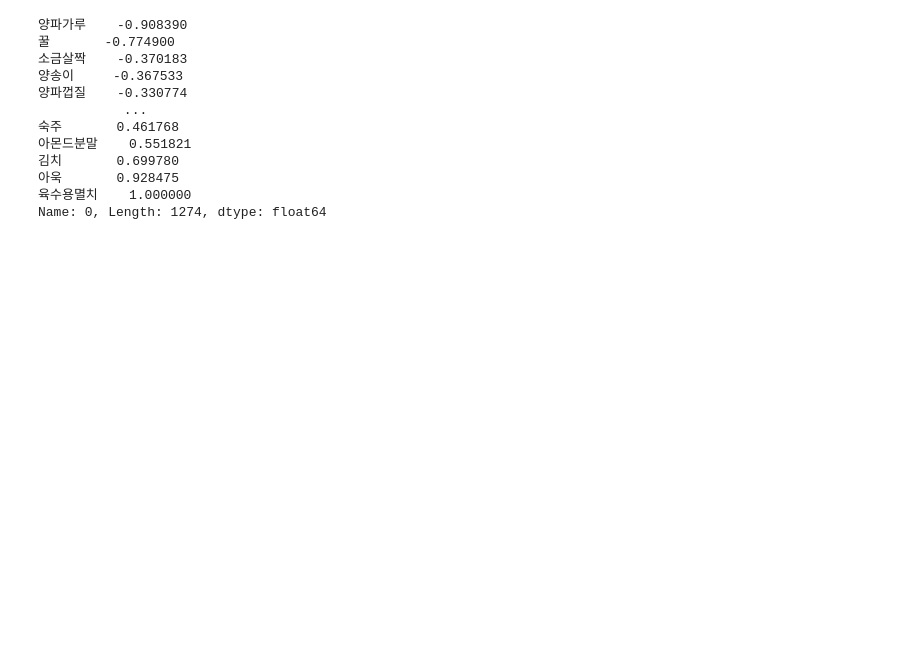
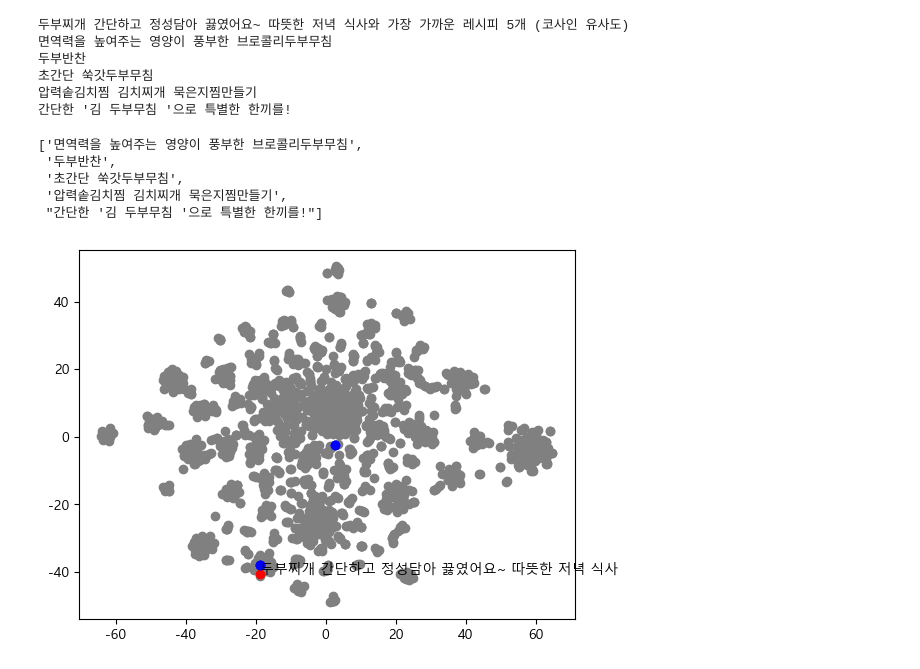
Before and after one commit to kwonhwijun/recipe, a Jupyter notebook: models/last.ipynb, the cells around one changed output. Drawn from its saved outputs; the diff is of its cells as text; code cells hidden in the pictures; blank space fills up the shorter version.

Commit message:
draw_TSNE update

```diff
--- a/models/last.ipynb
+++ b/models/last.ipynb
@@ -38,2 +9,0 @@ input2 = input.loc[:, (input != 0.0).sum() >1] # 한번 이상 등장한 값으
-# %%
-title_recipe, recipe_vec, ingredient_vec = svd.matrix_decomposition(input)
@@ -42,7 +9,0 @@ title_recipe, recipe_vec, ingredient_vec = svd.matrix_decomposition(input)
-# %%
-from scipy.sparse.linalg import svds
-from sklearn.manifold import TSNE
-from sklearn.metrics.pairwise import cosine_similarity
-import seaborn as sns
-
-sim_recipe = cosine_similarity(recipe_vec , recipe_vec)
@@ -119,15 +9,0 @@ ingre_similarity = pd.DataFrame(sim, columns=list(input.columns)[1:])
-# %%
-similarity.loc[0].sort_values()
-# %% [output]
-양파가루    -0.908390
-꿀       -0.774900
-소금살짝    -0.370183
-양송이     -0.367533
-양파껍질    -0.330774
-           ...
-숙주       0.461768
-아몬드분말    0.551821
-김치       0.699780
-아욱       0.928475
-육수용멸치    1.000000
-Name: 0, Length: 1274, dtype: float64
@@ -141,0 +15,43 @@ indexes = sorted_df.index.tolist()
+# %%
+matrix = pd.read_csv(r'data/test_matrix')
+title, rec_vec, ingre_vec = svd.matrix_decomposition(matrix.iloc[:, 1:])
+# %%
+def draw_TSNE(recipe_vec, n = 0):
+    # recipe_vec 간의 유사도 구하기
+    sim_recipe = cosine_similarity(rec_vec , rec_vec)
+    # TSNE로 차원 축소하기
+    tsne = TSNE(n_components= 2)
+    reduced_vec = tsne.fit_transform(rec_vec)
+    # 전체 점 찍기
+    plt.scatter(reduced_vec[:, 0], reduced_vec[:, 1], c = 'grey')
+    # 대상 레시피 빨간색으로
+    print(f"{title[n]}와 가장 가까운 레시피 5개 (코사인 유사도)")
+    plt.annotate(title[n], reduced_vec[n], size = 10)
+    plt.scatter(reduced_vec[n, 0], reduced_vec[n, 1], c= 'red')
+    # 가장 가까운 5개 레시피 찾아서 초록색으로 표시
+    def find_5idx(title, similarity, row_num = 0):
+        similarity_pd = pd.DataFrame(similarity, columns=title)
+        sim_list = similarity_pd.loc[row_num].sort_values(ascending= False)[1:6]
+        idx = []
+        for sim_title in list(sim_list.index) :
+            idx.extend(list(title.index[title == sim_title]))
+        return idx
+    output = []
+    for i in find_5idx(title, sim_recipe, n):
+        plt.scatter(reduced_vec[i, 0], reduced_vec[i, 1], c= 'blue')
+        output.append(title[i])
+    return output
+draw_TSNE(rec_vec, 6)
+# %% [output]
+두부찌개 간단하고 정성담아 끓였어요~ 따뜻한 저녁 식사와 가장 가까운 레시피 5개 (코사인 유사도)
+면역력을 높여주는 영양이 풍부한 브로콜리두부무침
+두부반찬
+초간단 쑥갓두부무침
+압력솥김치찜 김치찌개 묵은지찜만들기
+간단한 '김 두부무침 '으로 특별한 한끼를!
+['면역력을 높여주는 영양이 풍부한 브로콜리두부무침',
+ '두부반찬',
+ '초간단 쑥갓두부무침',
+ '압력솥김치찜 김치찌개 묵은지찜만들기',
+ "간단한 '김 두부무침 '으로 특별한 한끼를!"]
+[figure, added]
```
Also changed, not shown: parts of 27 cells of this notebook, 5 other files.
